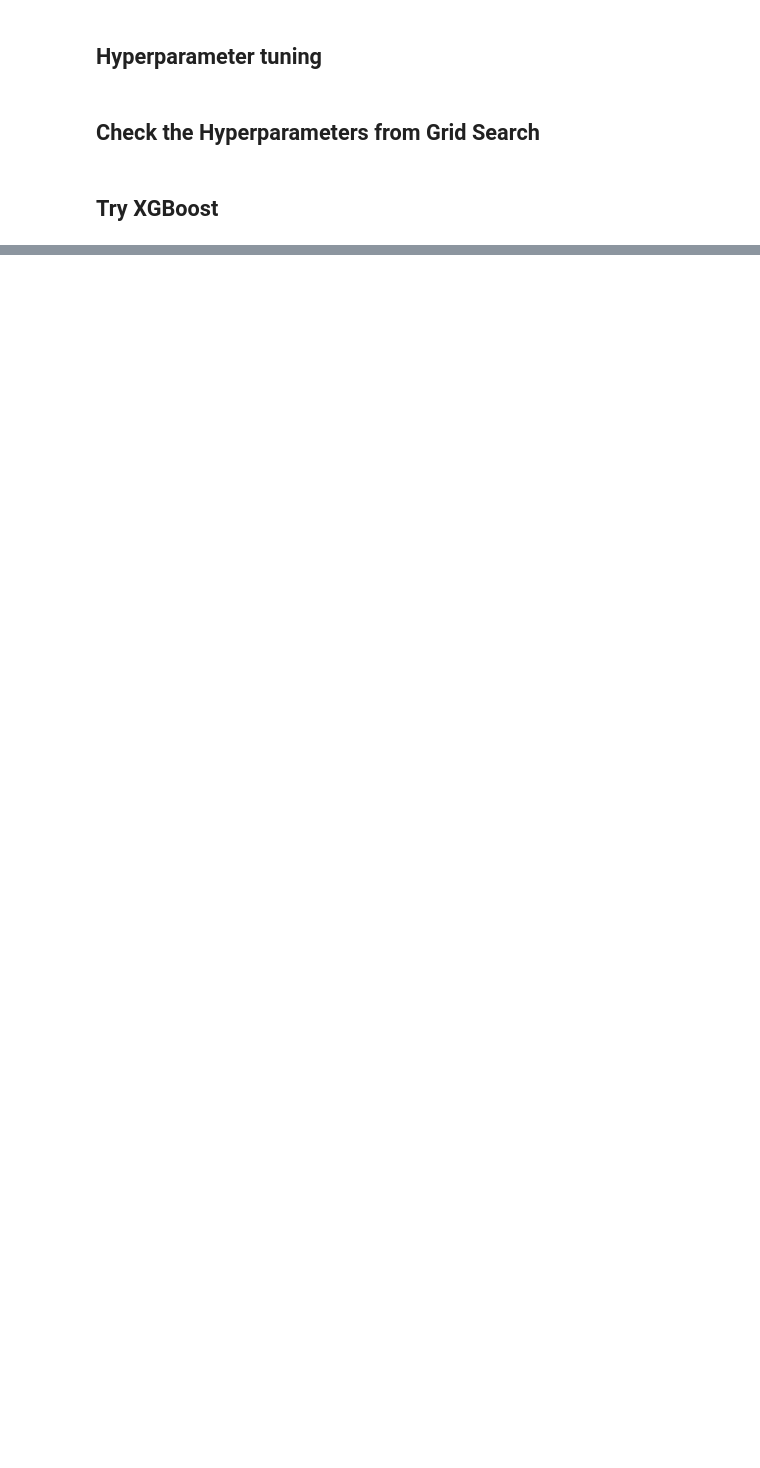
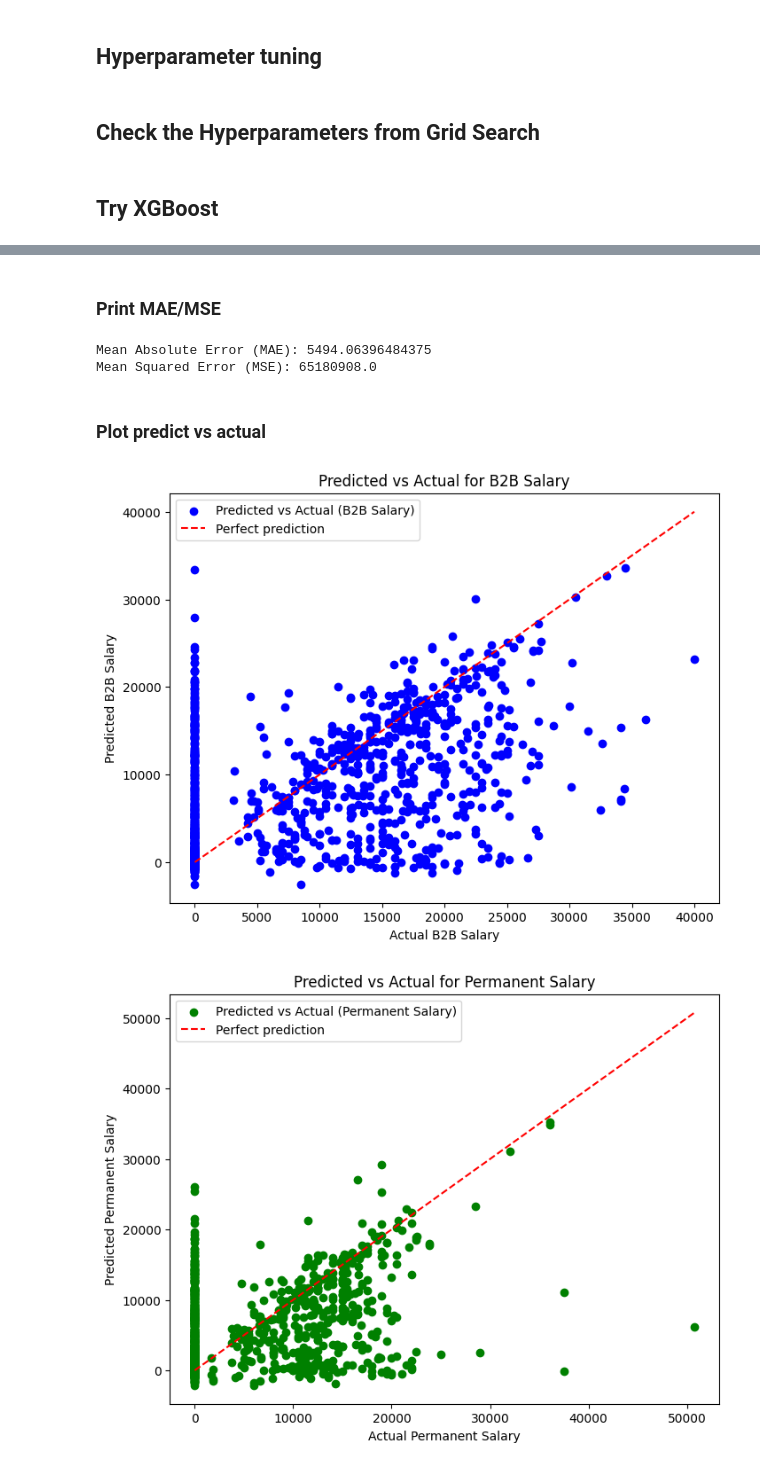
Before and after one commit to adriaaan7/mini-cv, a Jupyter notebook: data_exploration/data_exploration.ipynb, the cells around one changed output, grey strips where cells are left out. Saved outputs shown, nothing was run; the diff lists cells and outputs as text; code cells hidden in the pictures; blank space fills up the shorter version.

```diff
--- a/data_exploration/data_exploration.ipynb
+++ b/data_exploration/data_exploration.ipynb
@@ -323,0 +346,12 @@ TypeError: DMatrix.__init__() got an unexpected keyword argument 'device'
+# %%
+from sklearn.preprocessing import MinMaxScaler
+
+# Scale numerical features (X) separately
+scaler_X = MinMaxScaler()
+X_train_scaled = scaler_X.fit_transform(X_train)
+X_test_scaled = scaler_X.transform(X_test)
+
+# Normalize target salaries (y) separately
+scaler_y = MinMaxScaler()
+y_train_scaled = scaler_y.fit_transform(y_train)
+y_test_scaled = scaler_y.transform(y_test)
@@ -323,0 +383,4 @@ TypeError: DMatrix.__init__() got an unexpected keyword argument 'device'
+# %%
+history = model.fit(X_train_scaled, y_train_scaled,
+                    validation_data=(X_test_scaled, y_test_scaled),
+                    epochs=100, batch_size=32)
@@ -323,0 +413,3 @@ TypeError: DMatrix.__init__() got an unexpected keyword argument 'device'
+# %%
+y_pred_scaled = model.predict(X_test_scaled)
+y_pred = scaler_y.inverse_transform(y_pred_scaled)
@@ -323,0 +420,47 @@ TypeError: DMatrix.__init__() got an unexpected keyword argument 'device'
+# %% [markdown]
+### Print MAE/MSE
+# %%
+mae = mean_absolute_error(y_test, y_pred)
+mse = mean_squared_error(y_test, y_pred)
+print(f'Mean Absolute Error (MAE): {mae}')
+print(f'Mean Squared Error (MSE): {mse}')
+
+# Output:
+# Mean Absolute Error (MAE): 5494.06396484375
+# Mean Squared Error (MSE): 65180908.0
+# %% [output]
+Mean Absolute Error (MAE): 5494.06396484375
+Mean Squared Error (MSE): 65180908.0
+# %% [markdown]
+### Plot predict vs actual
+# %%
+import matplotlib.pyplot as plt
+
+y_test_b2b = y_test['salary_b2b'].values
+y_test_permanent = y_test['salary_permanent'].values
+
+y_pred_b2b = y_pred[:, 0]
+y_pred_permanent = y_pred[:, 1]
+
+# Plotting for salary_b2b
+plt.figure(figsize=(8, 6))
+plt.scatter(y_test_b2b, y_pred_b2b, color='blue', label='Predicted vs Actual (B2B Salary)')
+plt.plot([min(y_test_b2b), max(y_test_b2b)], [min(y_test_b2b), max(y_test_b2b)], color='red', linestyle='--', label='Perfect prediction')
+plt.xlabel('Actual B2B Salary')
+plt.ylabel('Predicted B2B Salary')
+plt.title('Predicted vs Actual for B2B Salary')
+plt.legend()
+plt.show()
+
+# Plotting for salary_permanent
+plt.figure(figsize=(8, 6))
+plt.scatter(y_test_permanent, y_pred_permanent, color='green', label='Predicted vs Actual (Permanent Salary)')
+plt.plot([min(y_test_permanent), max(y_test_permanent)], [min(y_test_permanent), max(y_test_permanent)], color='red', linestyle='--', label='Perfect prediction')
+plt.xlabel('Actual Permanent Salary')
+plt.ylabel('Predicted Permanent Salary')
+plt.title('Predicted vs Actual for Permanent Salary')
+plt.legend()
+plt.show()
+# %% [output]
+[figure, added]
+[figure, added]
```
Also changed, not shown: parts of 15 cells of this notebook, 54 other files.
